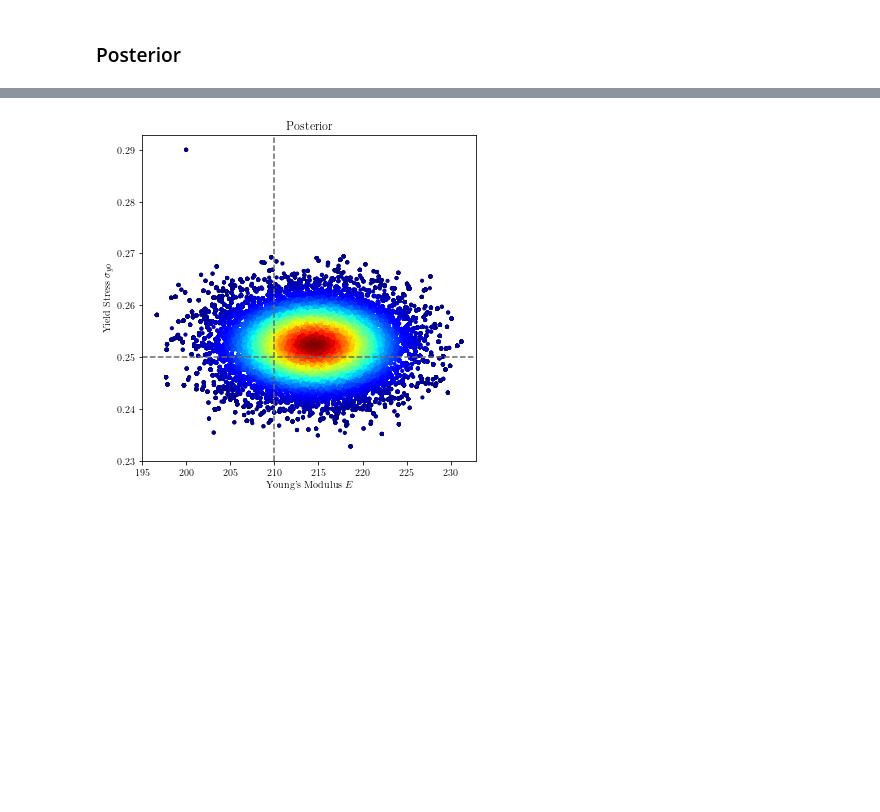
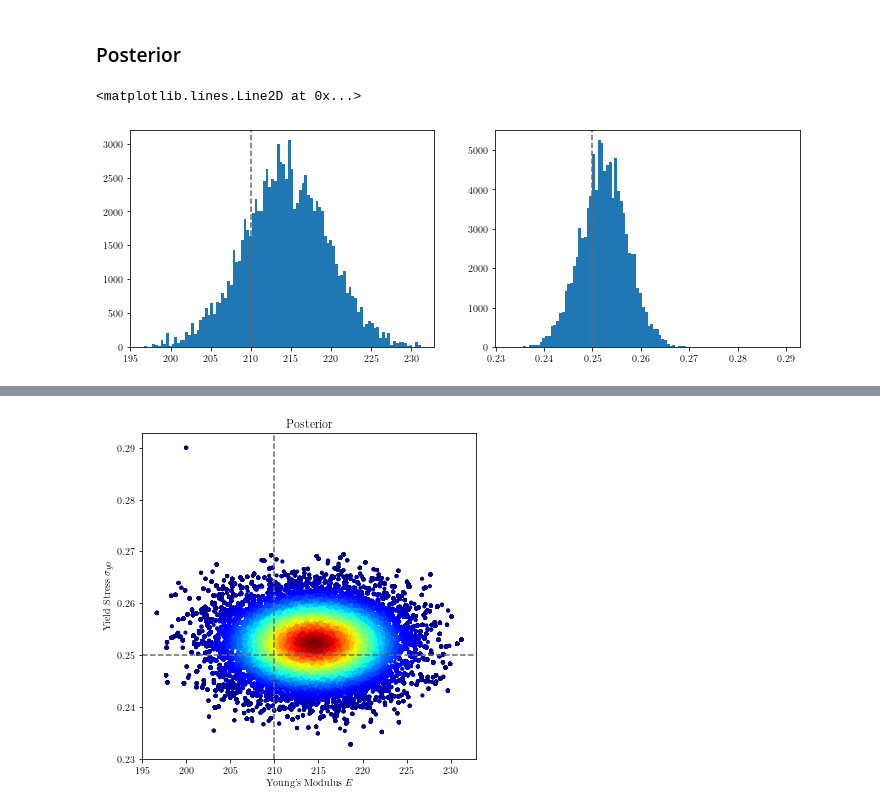
Before and after one commit to mark-hobbs/bayesian-inference-tutorial, a Jupyter notebook: 2_Linear_Elasticity_Perfect_Plasticity.ipynb, the cells around one changed output, grey strips where cells are left out. Saved outputs shown, nothing was run; the diff lists cells and outputs as text; code cells hidden in the pictures; blank space fills up the shorter version.

```diff
--- a/2_Linear_Elasticity_Perfect_Plasticity.ipynb
+++ b/2_Linear_Elasticity_Perfect_Plasticity.ipynb
@@ -183,3 +183,13 @@ plt.hist(x_p[:, 0], 100);
 [figure]
 # %% [markdown]
 ### Posterior
+# %%
+# Histogram of the Markov chain values
+fig, (ax1, ax2) = plt.subplots(1, 2, figsize=(12, 4))
+ax1.hist(x_hist[:, 0], 100);
+ax2.hist(x_hist[:, 1], 100);
+ax1.axvline(E, ls='--', color='dimgray')
+ax2.axvline(stress_y, ls='--', color='dimgray')
+# %% [output]
+<matplotlib.lines.Line2D at 0x...>
+[figure, added]
```
Also changed, not shown: parts of 9 cells of this notebook, 2 other files.
